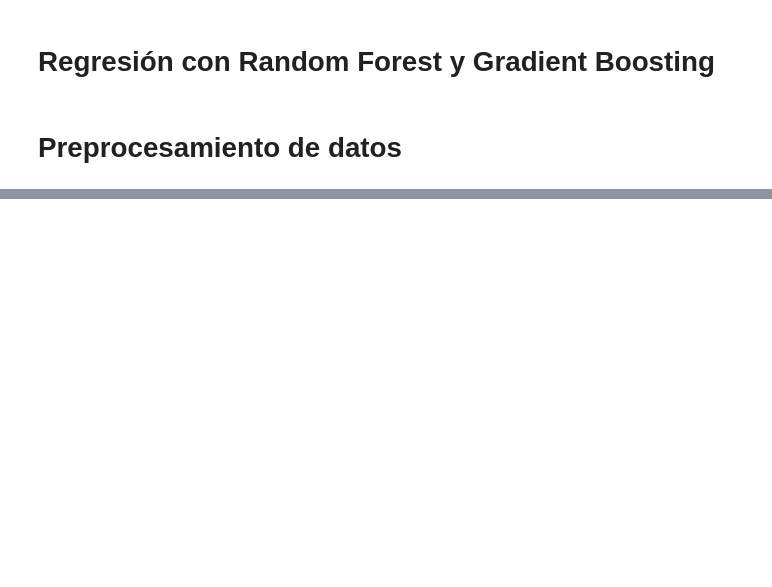
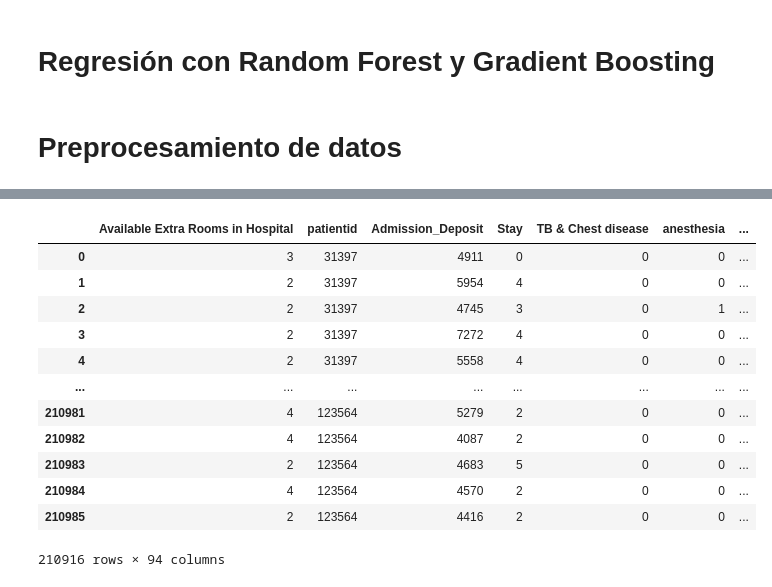
Before and after one commit to Geralberrio/Proyecto_Analitica, a Jupyter notebook: Hospitalizacion_clasificacion_RF_GB.ipynb, the cells around one changed output, grey strips where cells are left out. Cells and saved outputs as stored; diff of their text form; code cells hidden in the pictures; blank space fills up the shorter version.

Commit message:
Procesamiento de datos

```diff
--- a/Hospitalizacion_clasificacion_RF_GB.ipynb
+++ b/Hospitalizacion_clasificacion_RF_GB.ipynb
@@ -36,0 +184,12 @@ data
+# %%
+#Se aplica también el one-hot enconding para las columnas de Departamento del hospital, tipo de admisión y severidad de la enfermedad del conjunto test,
+# para que al hacer la validación no haya problemas
+columnas_test = ['Department', 'Type of Admission','Severity of Illness']
+for col in columnas_test:
+  data_test = pd.concat([data_test.drop(columns=col), pd.get_dummies(data_test[col])], axis=1)
+# %%
+#Se aplica el one-hot enconding para las columnas de la lista, pero con un prefijo del nombre de la columna,
+#debido a que los posibles valores de la variable no indican mucho del dato para el analísis
+columnas = ['Ward_Type',	'Ward_Facility_Code','Hospital_type_code','Hospital_region_code','Hospital_code',	'City_Code_Hospital','Bed Grade','Age']
+for col in columnas:
+  data_train = pd.concat([data_train.drop(columns=col), pd.get_dummies(data_train[col], prefix=col)], axis=1)
@@ -36,0 +202,3 @@ data
+# %%
+#se convierte la columna admission deposit en un entero
+data_train['Admission_Deposit'] = data_train['Admission_Deposit'].astype('int')
@@ -36,0 +224,7 @@ data
+# %%
+#Se aplica un ordinal encoding a la variable objetivo para dejarlo en 11 categorías
+data_train['Stay'].replace(
+    ['0-10','11-20','21-30','31-40','41-50','51-60','61-70','71-80','81-90','91-100','More than 100 Days'],
+    [0,1,2,3,4,5,6,7,8,9,10],
+    inplace= True
+)
@@ -36,0 +246,17 @@ data
+# %%
+#dataset final
+data_train
+# %% [output]
+|  | Available Extra Rooms in Hospital | patientid | Admission_Deposit | Stay | TB & Chest disease | anesthesia | ... |
+| 0 | 3 | 31397 | 4911 | 0 | 0 | 0 | ... |
+| 1 | 2 | 31397 | 5954 | 4 | 0 | 0 | ... |
+| 2 | 2 | 31397 | 4745 | 3 | 0 | 1 | ... |
+| 3 | 2 | 31397 | 7272 | 4 | 0 | 0 | ... |
+| 4 | 2 | 31397 | 5558 | 4 | 0 | 0 | ... |
+| ... | ... | ... | ... | ... | ... | ... | ... |
+| 210981 | 4 | 123564 | 5279 | 2 | 0 | 0 | ... |
+| 210982 | 4 | 123564 | 4087 | 2 | 0 | 0 | ... |
+| 210983 | 2 | 123564 | 4683 | 5 | 0 | 0 | ... |
+| 210984 | 4 | 123564 | 4570 | 2 | 0 | 0 | ... |
+| 210985 | 2 | 123564 | 4416 | 2 | 0 | 0 | ... |
+210916 rows × 94 columns
```
Also changed, not shown: parts of 17 cells of this notebook.
